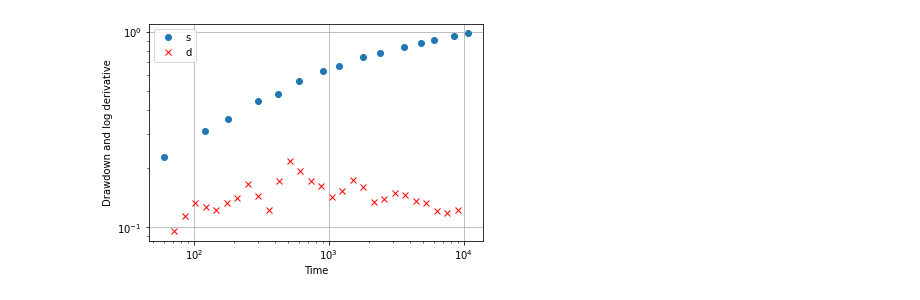
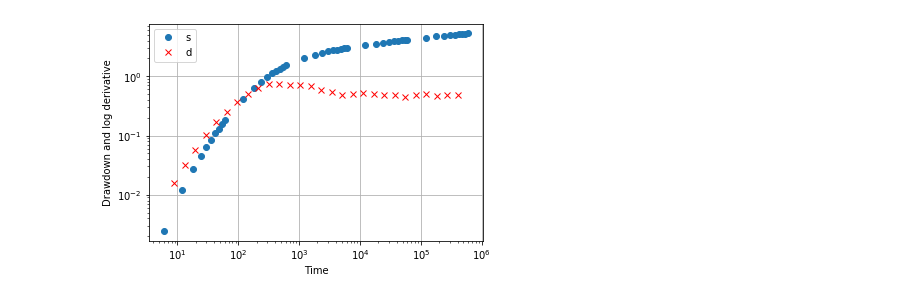
Before and after one commit to UniNE-CHYN/openhytest, a Jupyter notebook: notebooks/Demo_Agarwal.ipynb, the cells around one changed output. Saved outputs shown, nothing was run; the diff lists cells and outputs as text; code cells hidden in the pictures.

```diff
--- a/notebooks/Demo_Agarwal.ipynb
+++ b/notebooks/Demo_Agarwal.ipynb
@@ -25,9 +32,6 @@ The data are from an observation well located 60 m away from the pumping well. L
 # %%
-data = pd.read_csv('../data/agt_ds1.txt', header=None,sep=" ",names=['t','s'], dtype={'t': 'float64', 's': 'float64'})
-test = ht.preprocessing(df=data)
+data = pd.read_csv('../data/pca_ds1.txt', header=None,sep=" ",names=['t','s'], dtype={'t': 'float64', 's': 'float64'})
+test = ht.preprocessing(data)
 test.diagnostic()
-tp=240*60          # Duration of pumping
-qp=2500/24/60/60   # pumping rate
-d=60               # distance to pumping well
 # %% [output]
-[figure, old version]
+[figure, new version]
```
Also changed, not shown: parts of 17 cells of this notebook, 9 other files.
